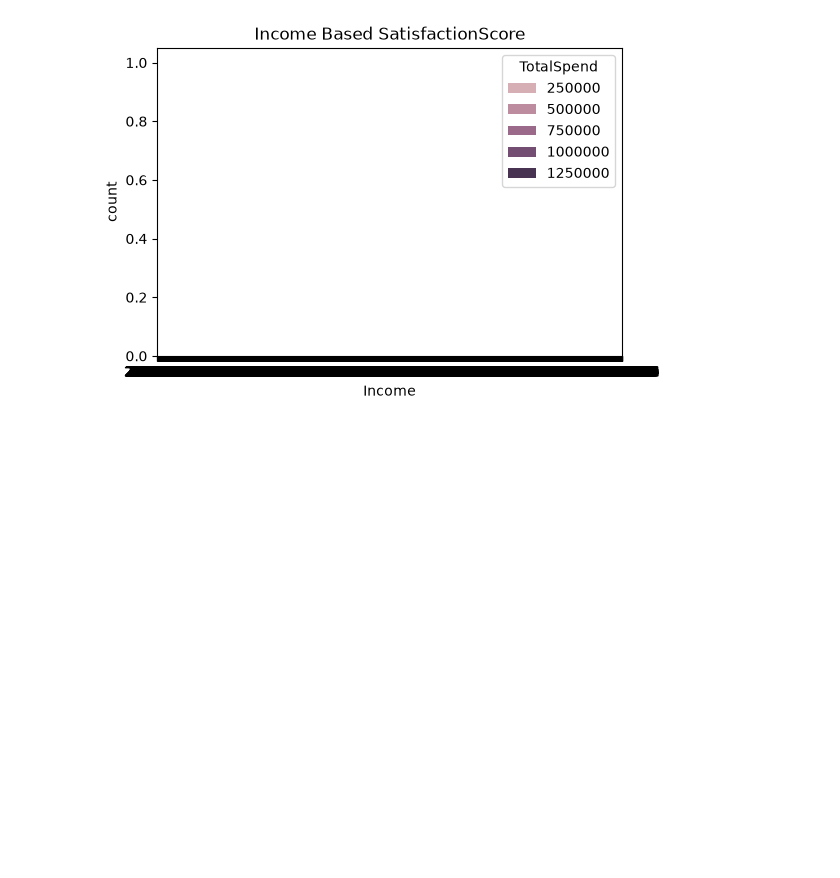
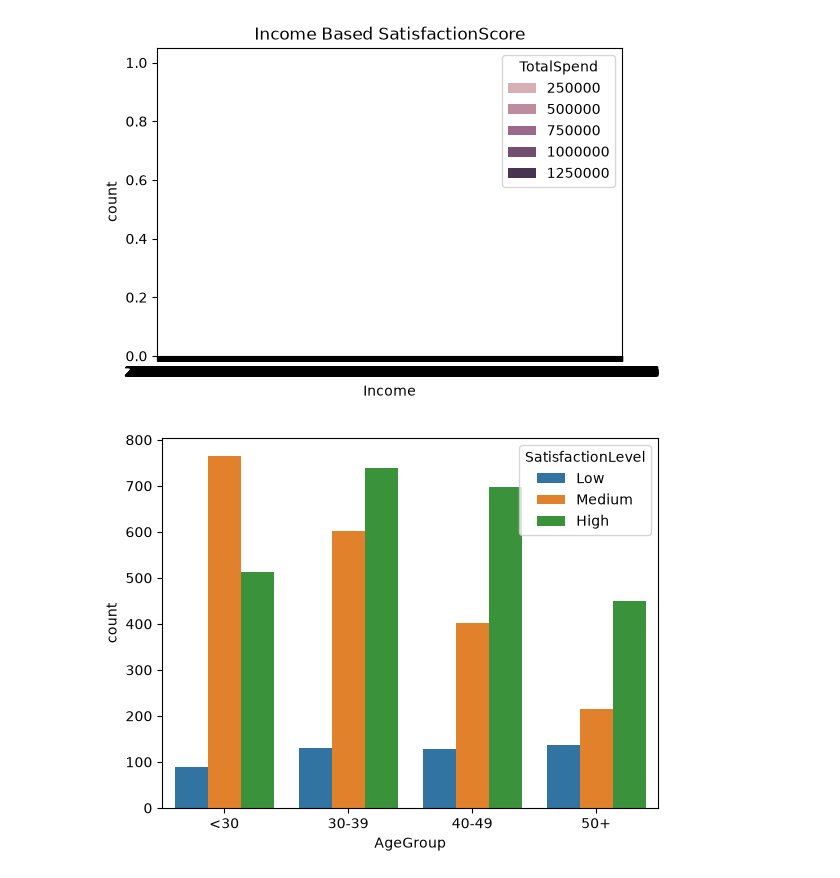
Before and after one commit to ashishpatel3630-art/PRISM_AI_Models, a Jupyter notebook: model/Customer_segmentation/Segmentation.ipynb, the cells around one changed output. Drawn from its saved outputs; the diff is of its cells as text; code cells hidden in the pictures; blank space fills up the shorter version.

```diff
--- a/model/Customer_segmentation/Segmentation.ipynb
+++ b/model/Customer_segmentation/Segmentation.ipynb
@@ -90,3 +90,17 @@ plt.title("Income Based SatisfactionScore")
 plt.show()
 # %% [output]
 [figure]
+# %%
+
+
+# Create Age Groups
+df['AgeGroup'] = pd.cut(df['Age'], bins=[0, 30, 40, 50, 100], labels=['<30', '30-39', '40-49', '50+'])
+
+# Create Satisfaction Categories
+df['SatisfactionLevel'] = pd.cut(df['SatisfactionScore'], bins=[0, 4, 7, 10], labels=['Low', 'Medium', 'High'])
+
+# Now you can use countplot!
+sns.countplot(x='AgeGroup', hue='SatisfactionLevel', data=df)
+plt.show()
+# %% [output]
+[figure, added]
```
Also changed, not shown: parts of 10 cells of this notebook, 1 other file.
